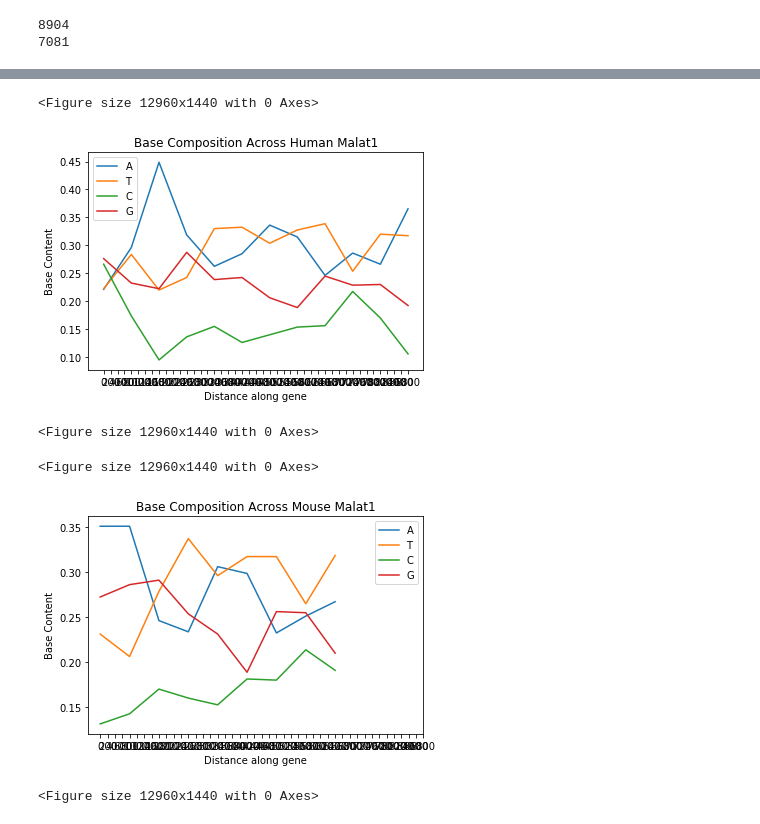
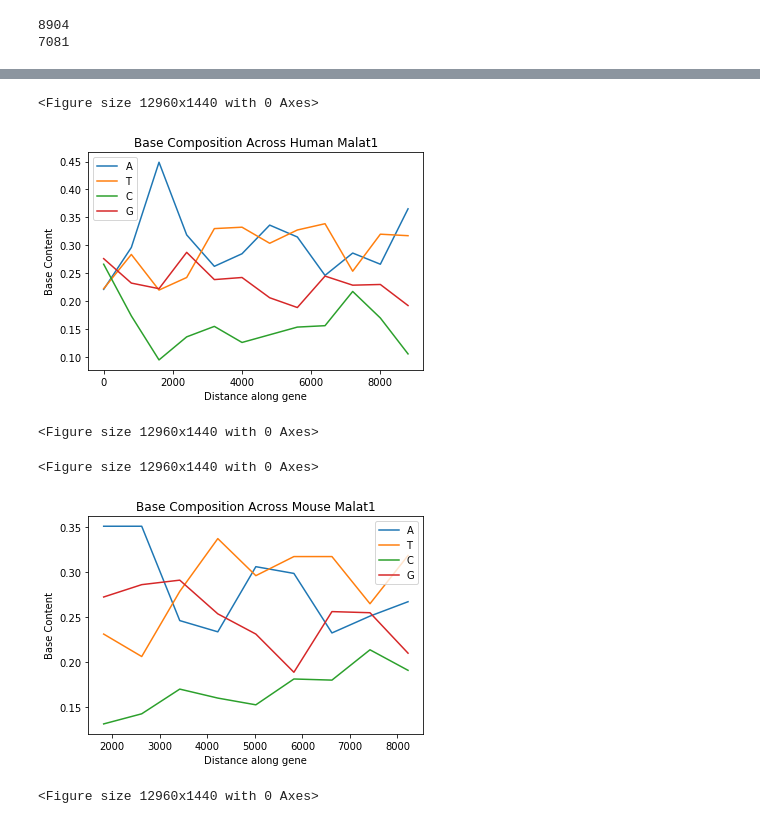
Before and after one commit to dhonson-lncrna/Malat1-Compositions, a Jupyter notebook: Malat1 Composition.ipynb, the cells around one changed output, grey strips where cells are left out. Cells and saved outputs as stored; diff of their text form; code cells hidden in the pictures.

Commit message:
Improved Hu and Mu Malat1s

```diff
--- a/Malat1 Composition.ipynb
+++ b/Malat1 Composition.ipynb
@@ -297,7 +297,7 @@ g_lsmu = [i[3] for i in lsmu_split]
 all_lsmu = [a_lsmu, t_lsmu, c_lsmu, g_lsmu]
 
 huplot_range = range(0, len(hu_malat), splitter)
-muplot_range = range(0, len(mu_malat), splitter)
+muplot_range = range(len(hu_malat) - len(mu_malat), len(hu_malat), splitter)
 # %%
 for i in range(len(all_lshu)):
     plt.plot(huplot_range, all_lshu[i])
@@ -327,24 +326,22 @@ plt.legend(bases)
 plt.title('Base Composition Across Human Malat1')
 plt.ylabel('Base Content')
 plt.xlabel('Distance along gene')
-plt.xticks(plot_range)
 plt.figure(figsize = (180,20))
 # %% [output]
 <Figure size 12960x1440 with 0 Axes>
-[figure, old version]
+[figure, new version]
 <Figure size 12960x1440 with 0 Axes>
 # %%
 plt.plot(muplot_range, all_lsmu[0])
 plt.plot(muplot_range, all_lsmu[1])
 plt.plot(muplot_range, all_lsmu[2])
 plt.plot(muplot_range, all_lsmu[3])
 plt.legend(bases)
 plt.title('Base Composition Across Mouse Malat1')
 plt.ylabel('Base Content')
 plt.xlabel('Distance along gene')
-plt.xticks(plot_range)
 plt.figure(figsize = (180,20))
 # %% [output]
 <Figure size 12960x1440 with 0 Axes>
-[figure, old version]
+[figure, new version]
 <Figure size 12960x1440 with 0 Axes>
```
Also changed, not shown: parts of 1 cell of this notebook.
